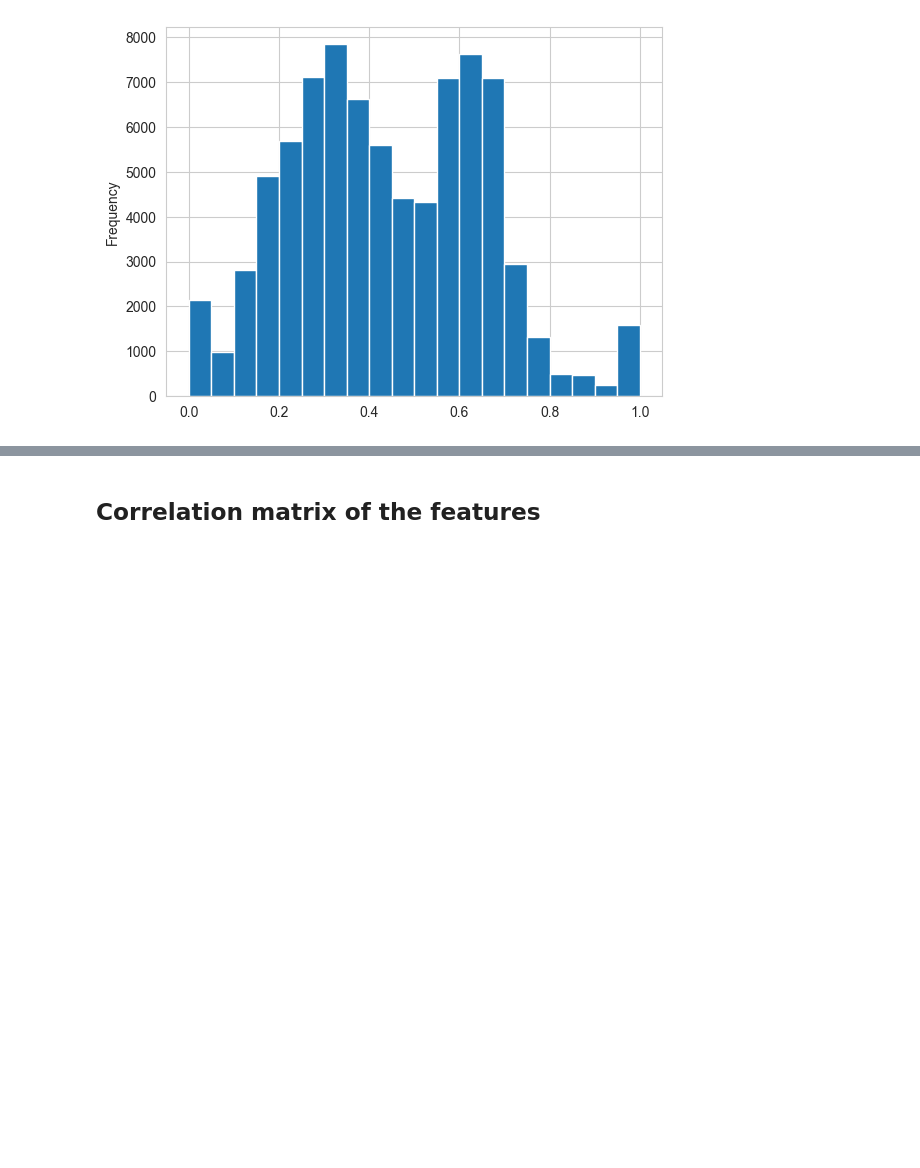
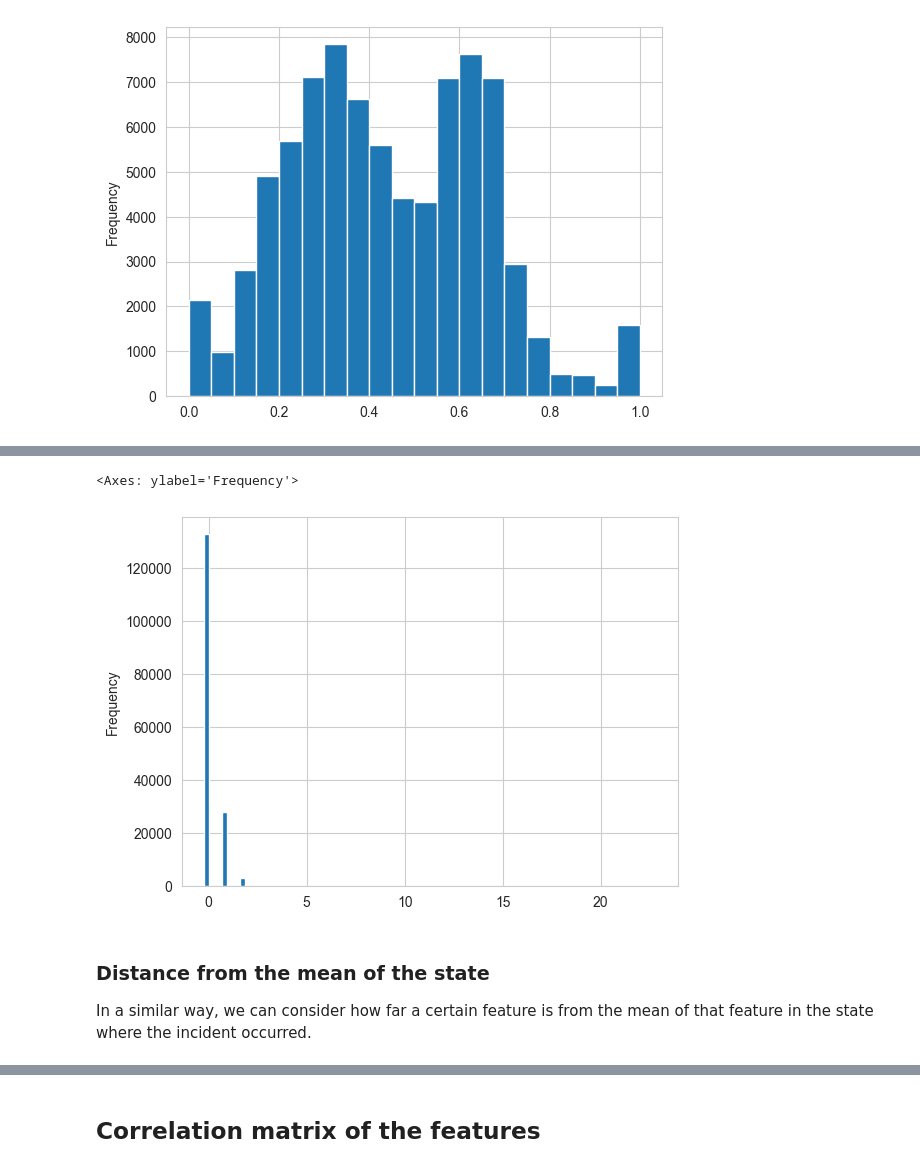
Before and after one commit to irenedovichi/DM-project, a Jupyter notebook: TASK 1/DataPreparation.ipynb, the cells around one changed output, grey strips where cells are left out. Saved outputs shown, nothing was run; the diff lists cells and outputs as text; code cells hidden in the pictures; blank space fills up the shorter version.

```diff
--- a/TASK 1/DataPreparation.ipynb
+++ b/TASK 1/DataPreparation.ipynb
@@ -449,3 +509,11 @@ df_incidents['distance_mean_males'] = df_incidents['n_males'] - mean_males
+# %%
+df_incidents['distance_mean_females'].plot(kind='hist', bins=100)
+# %% [output]
+<Axes: ylabel='Frequency'>
+[figure, added]
+# %% [markdown]
+### Distance from the mean of the state
+In a similar way, we can consider how far a certain feature is from the mean of that feature in the state where the incident occurred.
 # %%
 # We group the incidents by state and we compute the mean of the features
 mean_killed_state = df_incidents.groupby(['state'])['n_killed'].mean()
```
Also changed, not shown: parts of 68 cells of this notebook.
